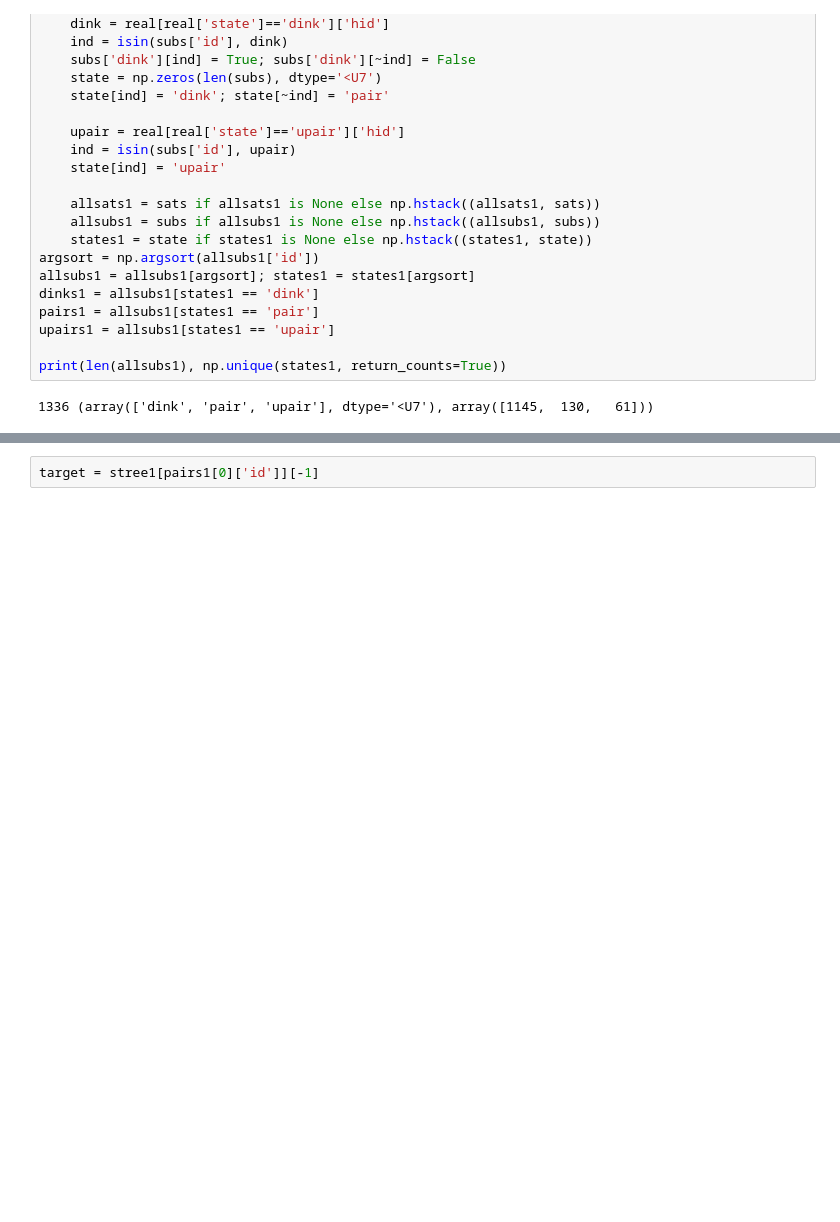
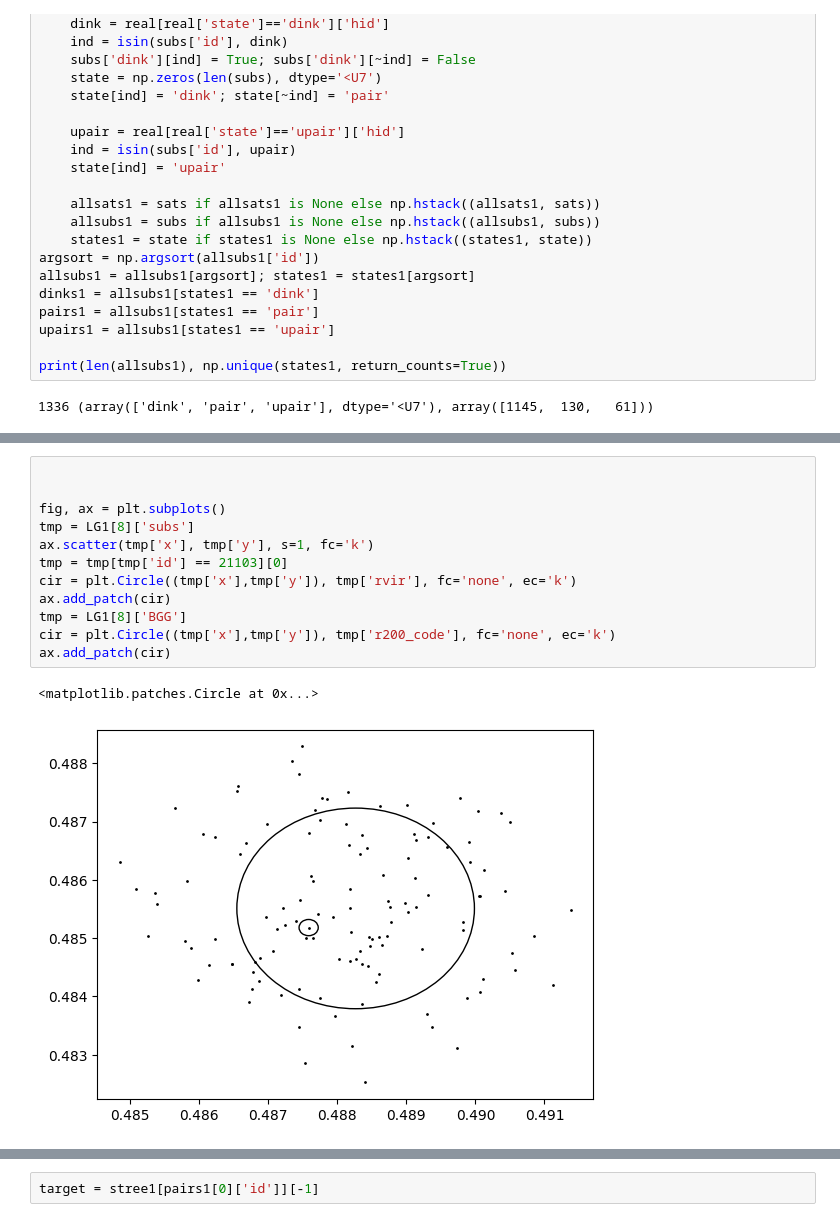
Before and after one commit to syj3514/MissingSat, a Jupyter notebook: 07_starformation.ipynb, the cells around one changed output, grey strips where cells are left out. Saved outputs shown, nothing was run; the diff lists cells and outputs as text; blank space fills up the shorter version.

```diff
--- a/07_starformation.ipynb
+++ b/07_starformation.ipynb
@@ -134,0 +135,15 @@ stree2 = pklload(f"{database2}/stable_tree.pickle")
+# %%
+
+
+fig, ax = plt.subplots()
+tmp = LG1[8]['subs']
+ax.scatter(tmp['x'], tmp['y'], s=1, fc='k')
+tmp = tmp[tmp['id'] == 21103][0]
+cir = plt.Circle((tmp['x'],tmp['y']), tmp['rvir'], fc='none', ec='k')
+ax.add_patch(cir)
+tmp = LG1[8]['BGG']
+cir = plt.Circle((tmp['x'],tmp['y']), tmp['r200_code'], fc='none', ec='k')
+ax.add_patch(cir)
+# %% [output]
+<matplotlib.patches.Circle at 0x...>
+[figure, added]
```
Also changed, not shown: parts of 29 cells of this notebook, 15 other files.
